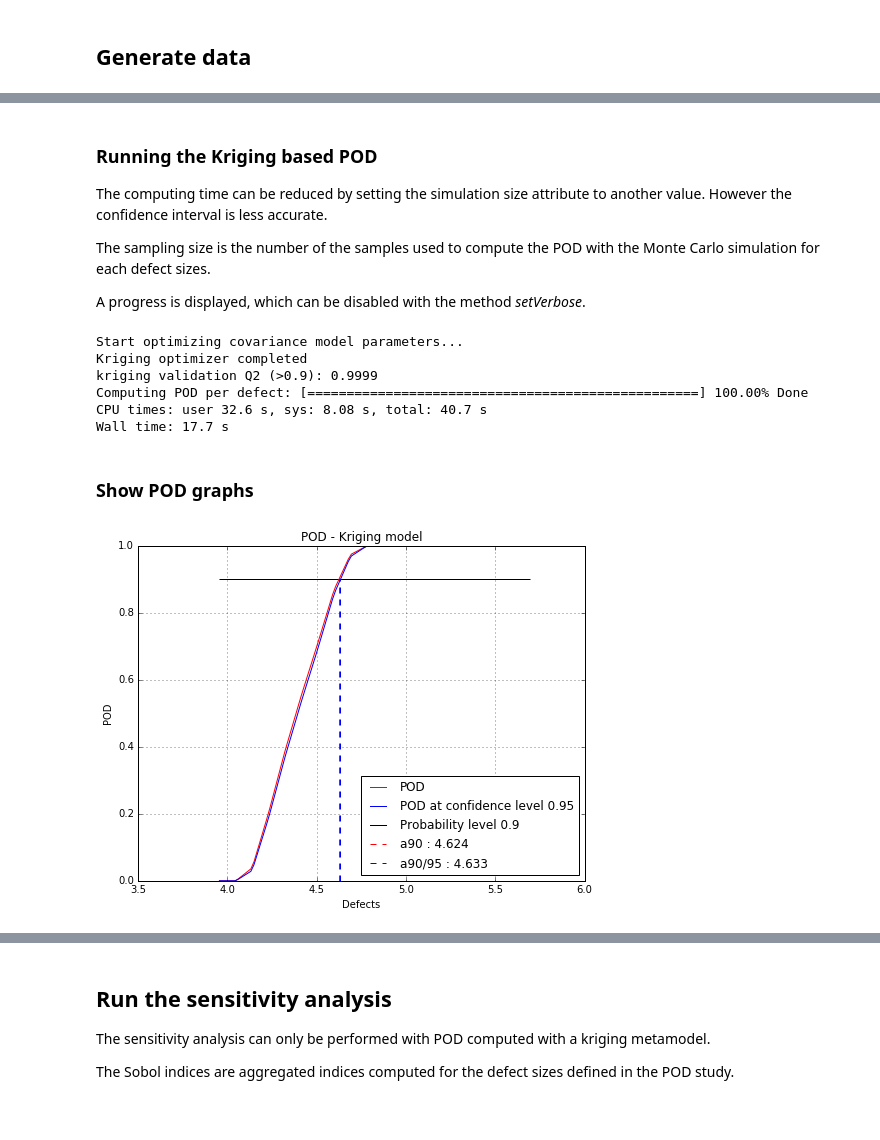
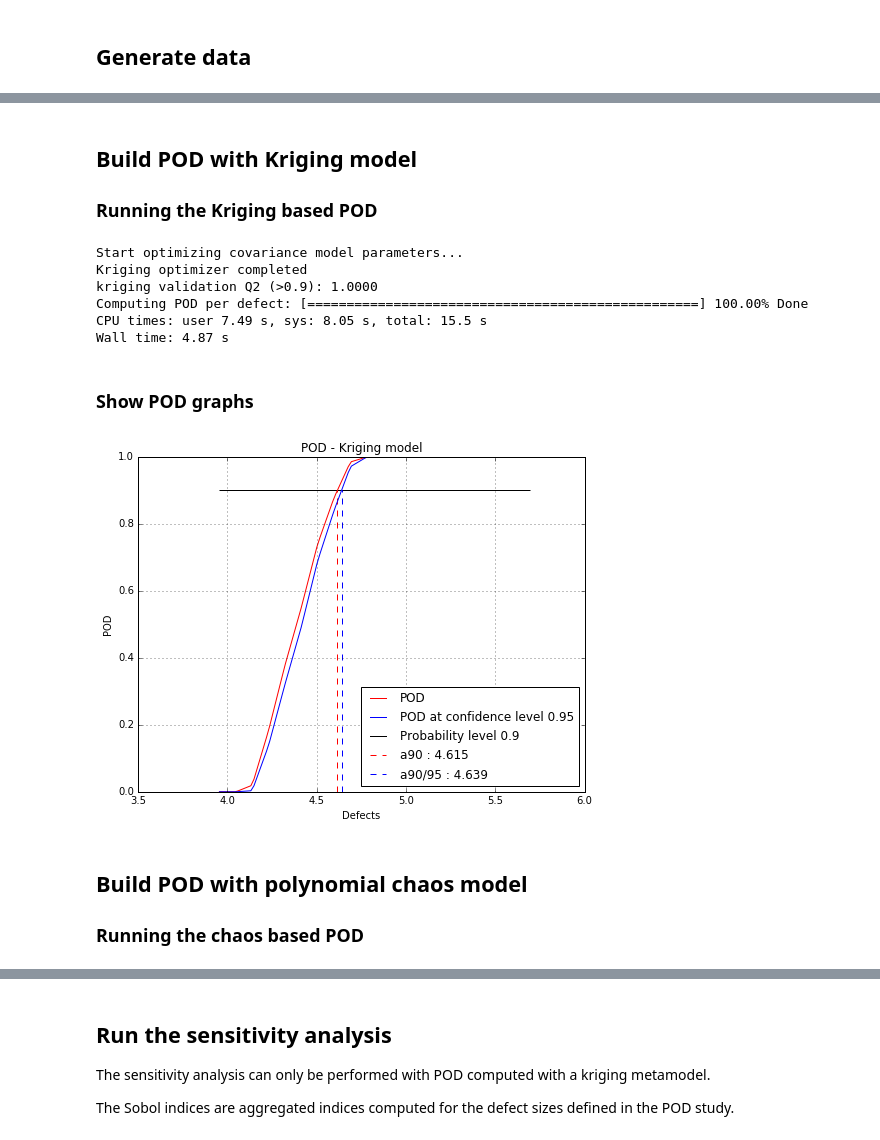
Before and after one commit to openturns/otpod, a Jupyter notebook: doc/source/examples/SobolIndices.ipynb, the cells around one changed output, grey strips where cells are left out. Cells and saved outputs as stored; diff of their text form; code cells hidden in the pictures.

Commit message:
add test for sobol with chaos

```diff
--- a/doc/source/examples/SobolIndices.ipynb
+++ b/doc/source/examples/SobolIndices.ipynb
@@ -51,39 +49,32 @@ signals = ot.NumericalSample(
 # %%
 # signal detection threshold
 detection = 38.
-# %% [markdown]
-### Running the Kriging based POD
-
-The computing time can be reduced by setting the simulation size attribute to
-another value. However the confidence interval is less accurate.
-
-The sampling size is the number of the samples used to compute the POD
-with the Monte Carlo simulation for each defect sizes.
-
-A progress is displayed, which can be disabled with the method *setVerbose*.
-# %%
-POD = otpod.KrigingPOD(inputSample, signals, detection)
-# we can change the number of initial random search for the best starting point
-# of the TNC algorithm which optimizes the covariance model parameters
-POD.setInitialStartSize(500) # default is 1000
-# we can change the sample size of the Monte Carlo simulation
-POD.setSamplingSize(2000) # default is 5000
-# we can also change the size of the simulation to compute the confidence interval
-POD.setSimulationSize(500) # default is 1000
-%time POD.run()
-# %% [output]
-Start optimizing covariance model parameters...
-Kriging optimizer completed
-kriging validation Q2 (>0.9): 0.9999
-Computing POD per defect: [==================================================] 100.00% Done
-CPU times: user 32.6 s, sys: 8.08 s, total: 40.7 s
-Wall time: 17.7 s
+# %% [markdown]
+## Build POD with Kriging model
+### Running the Kriging based POD
+# %%
+krigingPOD = otpod.KrigingPOD(inputSample, signals, detection)
+
+# we can change all simulation size parameters as we are not interested in having an accurate POD curve
+krigingPOD.setSamplingSize(200)
+krigingPOD.setSimulationSize(50)
+%time krigingPOD.run()
+# %% [output]
+Start optimizing covariance model parameters...
+Kriging optimizer completed
+kriging validation Q2 (>0.9): 1.0000
+Computing POD per defect: [==================================================] 100.00% Done
+CPU times: user 7.49 s, sys: 8.05 s, total: 15.5 s
+Wall time: 4.87 s
 # %% [markdown]
 ### Show POD graphs
 # %%
-fig, ax = POD.drawPOD(probabilityLevel=0.9, confidenceLevel=0.95,
+fig, ax = krigingPOD.drawPOD(probabilityLevel=0.9, confidenceLevel=0.95,
                       name='figure/PODKriging.png')
 # The figure is saved in PODPolyChaos.png
 fig.show()
 # %% [output]
-[figure, old version]
+[figure, new version]
+# %% [markdown]
+## Build POD with polynomial chaos model
+### Running the chaos based POD
```
Also changed, not shown: parts of 15 cells of this notebook, 3 other files.
